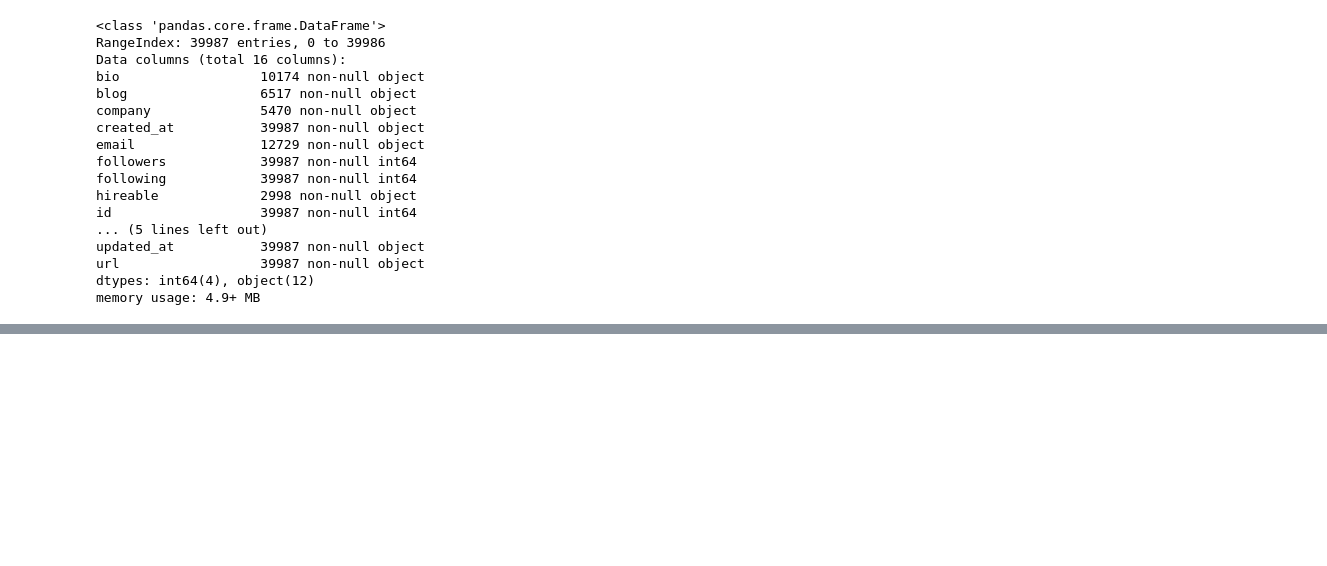
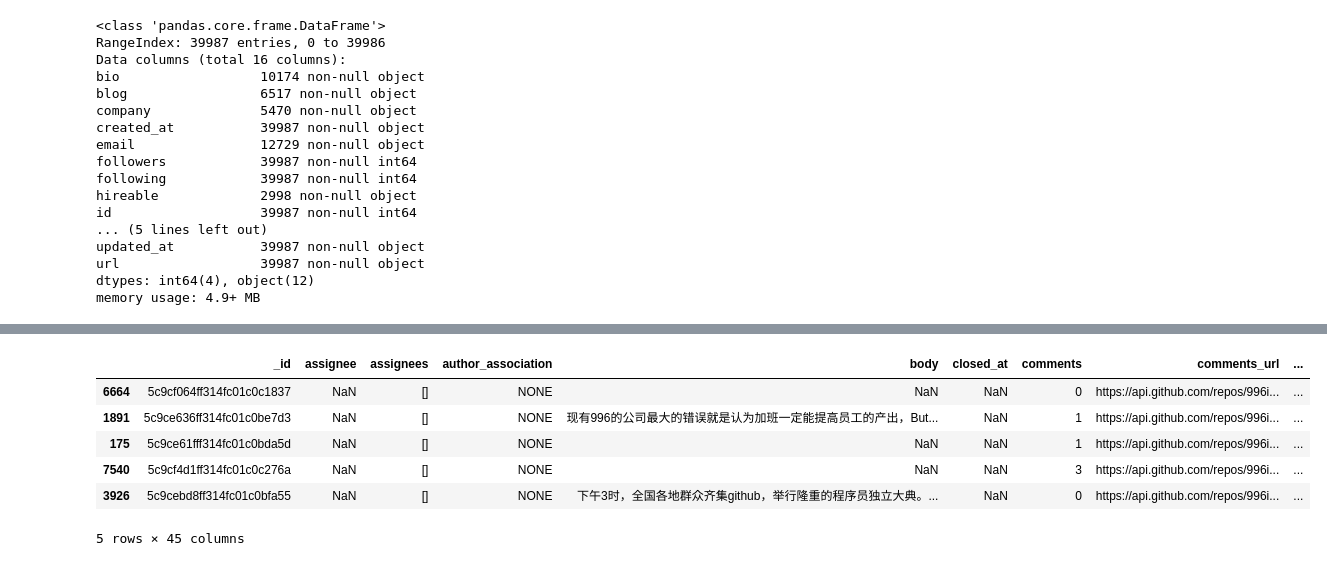
Before and after one commit to VENHM/HHX, a Jupyter notebook: 996test.ipynb, the cells around one changed output, grey strips where cells are left out. Saved outputs shown, nothing was run; the diff lists cells and outputs as text; code cells hidden in the pictures; blank space fills up the shorter version.

```diff
--- a/996test.ipynb
+++ b/996test.ipynb
@@ -110,0 +131,10 @@ user_data['updated_at'] = pd.to_datetime(user_data['updated_at'])
+# %%
+issues_data.sample(5)
+# %% [output]
+|  | _id | assignee | assignees | author_association | body | closed_at | comments | comments_url | ... |
+| 6664 | 5c9cf064ff314fc01c0c1837 | NaN | [] | NONE | NaN | NaN | 0 | https://api.github.com/repos/996i... | ... |
+| 1891 | 5c9ce636ff314fc01c0be7d3 | NaN | [] | NONE | 现有996的公司最大的错误就是认为加班一定能提高员工的产出，But... | NaN | 1 | https://api.github.com/repos/996i... | ... |
+| 175 | 5c9ce61fff314fc01c0bda5d | NaN | [] | NONE | NaN | NaN | 1 | https://api.github.com/repos/996i... | ... |
+| 7540 | 5c9cf4d1ff314fc01c0c276a | NaN | [] | NONE | NaN | NaN | 3 | https://api.github.com/repos/996i... | ... |
+| 3926 | 5c9cebd8ff314fc01c0bfa55 | NaN | [] | NONE | 下午3时，全国各地群众齐集github，举行隆重的程序员独立大典。... | NaN | 0 | https://api.github.com/repos/996i... | ... |
+5 rows × 45 columns
```
Also changed, not shown: parts of 5 cells of this notebook.
